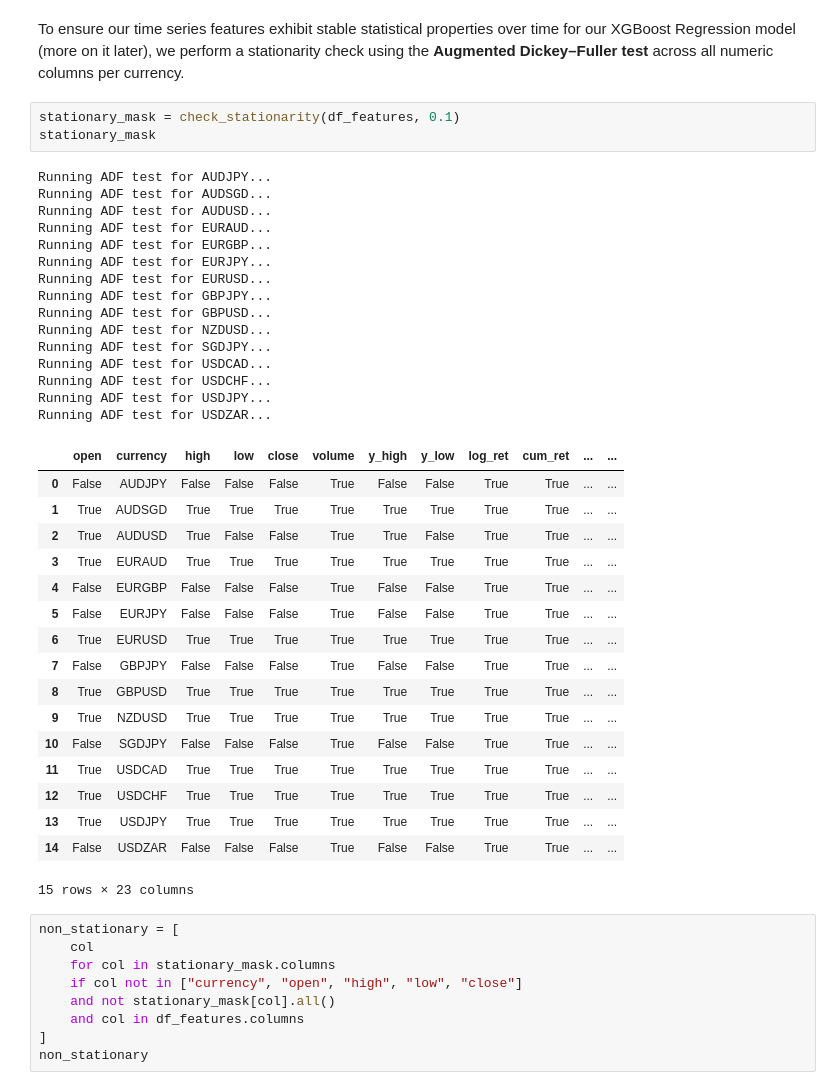
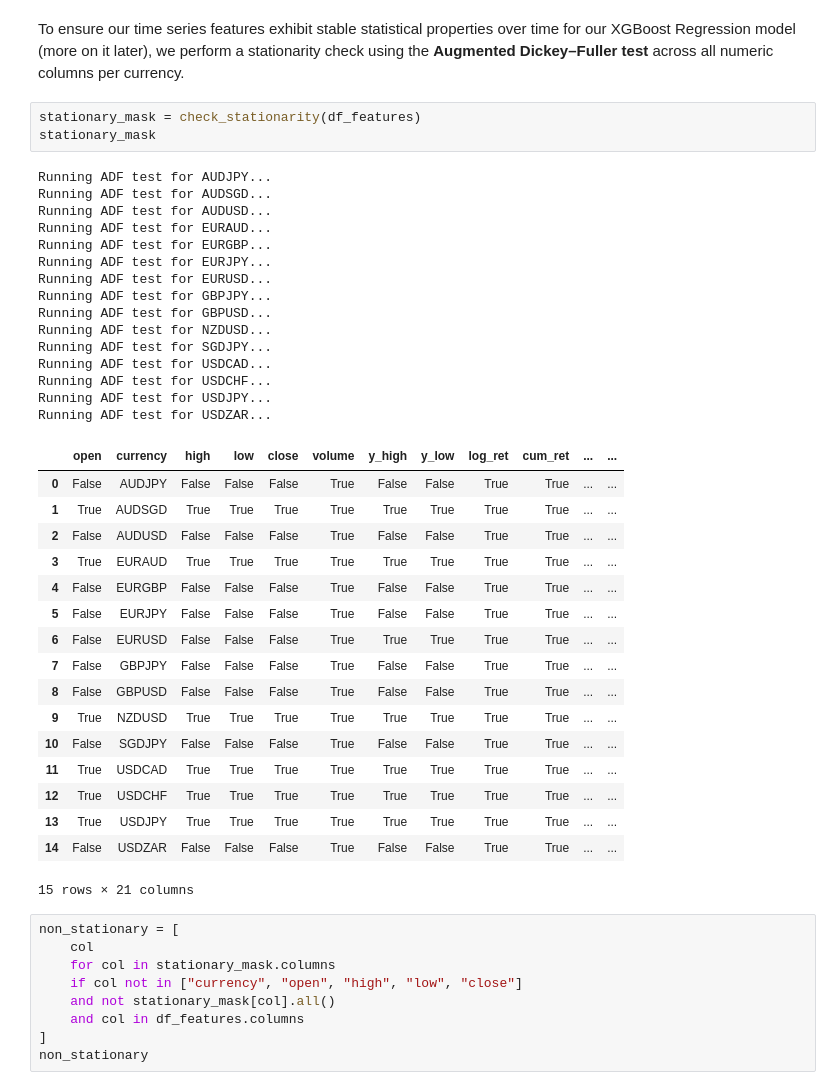
Before and after one commit to Yosri-Ben-Halima/cross-currency-extrema-forecasting, a Jupyter notebook: notebooks/03_feature_engineering.ipynb, the cells around one changed output. Saved outputs shown, nothing was run; the diff lists cells and outputs as text.

```diff
--- a/notebooks/03_feature_engineering.ipynb
+++ b/notebooks/03_feature_engineering.ipynb
@@ -64,41 +64,41 @@ After computing all features, we downsample the dataset from 1-minute to 15-minu
 # %% [markdown]
 To ensure our time series features exhibit stable statistical properties over time for our XGBoost Regression model (more on it later), we perform a stationarity check using the **Augmented Dickey–Fuller test** across all numeric columns per currency.
 # %%
-stationary_mask = check_stationarity(df_features, 0.1)
+stationary_mask = check_stationarity(df_features)
 stationary_mask
 # %% [output]
 Running ADF test for AUDJPY...
 Running ADF test for AUDSGD...
 Running ADF test for AUDUSD...
 Running ADF test for EURAUD...
 Running ADF test for EURGBP...
 Running ADF test for EURJPY...
 Running ADF test for EURUSD...
 Running ADF test for GBPJPY...
 Running ADF test for GBPUSD...
 Running ADF test for NZDUSD...
 Running ADF test for SGDJPY...
 Running ADF test for USDCAD...
 Running ADF test for USDCHF...
 Running ADF test for USDJPY...
 Running ADF test for USDZAR...
 |  | open | currency | high | low | close | volume | y_high | y_low | log_ret | cum_ret | ... | ... |
 | 0 | False | AUDJPY | False | False | False | True | False | False | True | True | ... | ... |
 | 1 | True | AUDSGD | True | True | True | True | True | True | True | True | ... | ... |
-| 2 | True | AUDUSD | True | False | False | True | True | False | True | True | ... | ... |
+| 2 | False | AUDUSD | False | False | False | True | False | False | True | True | ... | ... |
 | 3 | True | EURAUD | True | True | True | True | True | True | True | True | ... | ... |
 | 4 | False | EURGBP | False | False | False | True | False | False | True | True | ... | ... |
 | 5 | False | EURJPY | False | False | False | True | False | False | True | True | ... | ... |
-| 6 | True | EURUSD | True | True | True | True | True | True | True | True | ... | ... |
+| 6 | False | EURUSD | False | False | False | True | True | True | True | True | ... | ... |
 | 7 | False | GBPJPY | False | False | False | True | False | False | True | True | ... | ... |
-| 8 | True | GBPUSD | True | True | True | True | True | True | True | True | ... | ... |
+| 8 | False | GBPUSD | False | False | False | True | False | False | True | True | ... | ... |
 | 9 | True | NZDUSD | True | True | True | True | True | True | True | True | ... | ... |
 | 10 | False | SGDJPY | False | False | False | True | False | False | True | True | ... | ... |
 | 11 | True | USDCAD | True | True | True | True | True | True | True | True | ... | ... |
 | 12 | True | USDCHF | True | True | True | True | True | True | True | True | ... | ... |
 | 13 | True | USDJPY | True | True | True | True | True | True | True | True | ... | ... |
 | 14 | False | USDZAR | False | False | False | True | False | False | True | True | ... | ... |
-15 rows × 23 columns
+15 rows × 21 columns
 # %%
 non_stationary = [
     col
```
Also changed, not shown: 4 other files.
